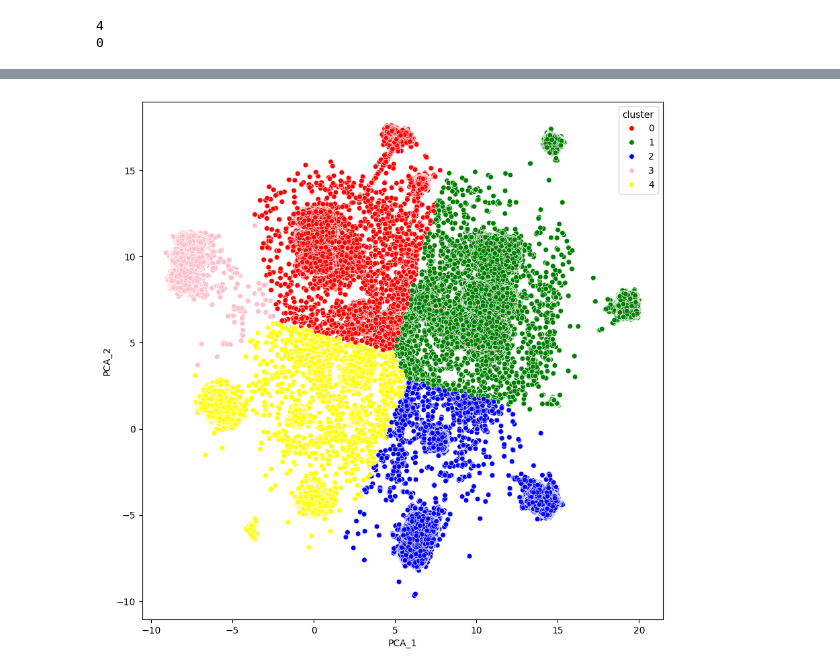
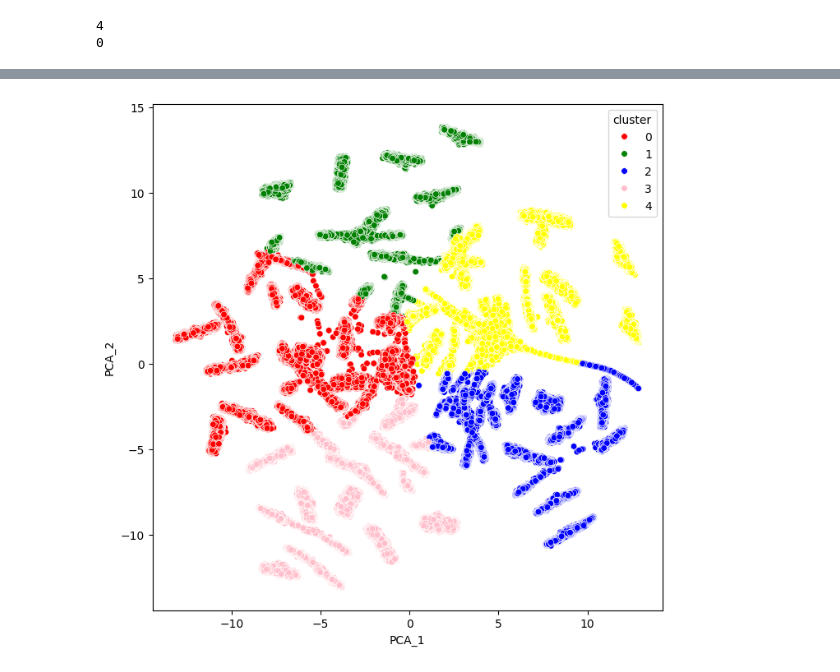
Before and after one commit to pentakll4002/IS403_Q13, a Jupyter notebook: cluster.ipynb, the cells around one changed output, grey strips where cells are left out. Drawn from its saved outputs; the diff is of its cells as text; code cells hidden in the pictures.

Commit message:
Chuyển sang dùng Kmeans bằng GPU, sửa xử lý dữ liệu

```diff
--- a/cluster.ipynb
+++ b/cluster.ipynb
@@ -177,2 +222,2 @@ pipeline = Pipeline([
 # %%
-X_embedded = pipeline.fit_transform(df)
+X_embedded = pipeline.fit_transform(df.drop(columns='Customer ID'))
@@ -205,16 +234,26 @@ MemoryError: Unable to allocate 685. MiB for an array with shape (1496586, 60) a
 # %%
-from sklearn.cluster import KMeans
+from cuml.cluster import KMeans
 from kneed import KneeLocator
+import cupy as cp
 import matplotlib.pyplot as plt
+
+# Chuyển dữ liệu sang GPU (nếu chưa)
+X_gpu = cp.asarray(X_embedded)
 
 inertias = []
 K = range(2, 11)
 
 for k in K:
-    kmeans = KMeans(n_clusters=k, random_state=42)
-    kmeans.fit(X_embedded)
-    inertias.append(kmeans.inertia_)
+    kmeans = KMeans(
+        n_clusters=k,
+        random_state=42,
+        max_iter=300,
+        init="k-means++"
+    )
+    kmeans.fit(X_gpu)
+    inertias.append(float(kmeans.inertia_))  # inertia_ là cupy scalar → chuyển về float
 
+# Tìm "elbow" bằng KneeLocator
 kl = KneeLocator(K, inertias, curve="convex", direction="decreasing")
 optimal_k = kl.elbow
 
@@ -234,7 +273,15 @@ Optimal number of clusters (Elbow): 5
 # %%
-kmeans_final = KMeans(n_clusters=5, random_state=42)
-kmeans_final.fit(X_reduced)
-labels = kmeans_final.labels_
+kmeans_final = KMeans(
+    n_clusters=5,
+    random_state=42,
+    max_iter=300,
+    init="k-means++"
+)
+
+kmeans_final.fit(X_gpu)
+
+# labels_ là cupy array → có thể dùng trực tiếp hoặc chuyển về numpy
+labels = cp.asnumpy(kmeans_final.labels_)
 # %%
 data_clt = kmeans_final.cluster_centers_.shape
 print(f"Shape of cluster centers: {data_clt}")
@@ -274,7 +320,7 @@ array([5, 2, 1, ..., 1, 3, 2], shape=(1496586,), dtype=int32)
 # %%
 df_cluster = pd.DataFrame(
-    X_reduced,
-    columns=[f"PCA_{i+1}" for i in range(X_reduced.shape[1])]
+    cp.asnumpy(X_gpu),
+    columns=[f"PCA_{i+1}" for i in range(X_gpu.shape[1])]
 )
 df_cluster['cluster'] = labels
 
@@ -305,12 +351,12 @@ for i in df_cluster.columns[:-1]:
 # %%
-plt.figure(figsize=(10,10))
+plt.figure(figsize=(8,8))
 sns.scatterplot(
     x="PCA_1", y="PCA_2",
     hue="cluster",
     data=df_cluster,
     palette=['red','green','blue','pink','yellow','orange'],
     s=30
 )
 plt.show()
 # %% [output]
-[figure, old version]
+[figure, new version]
```
Also changed, not shown: parts of 19 cells of this notebook.
